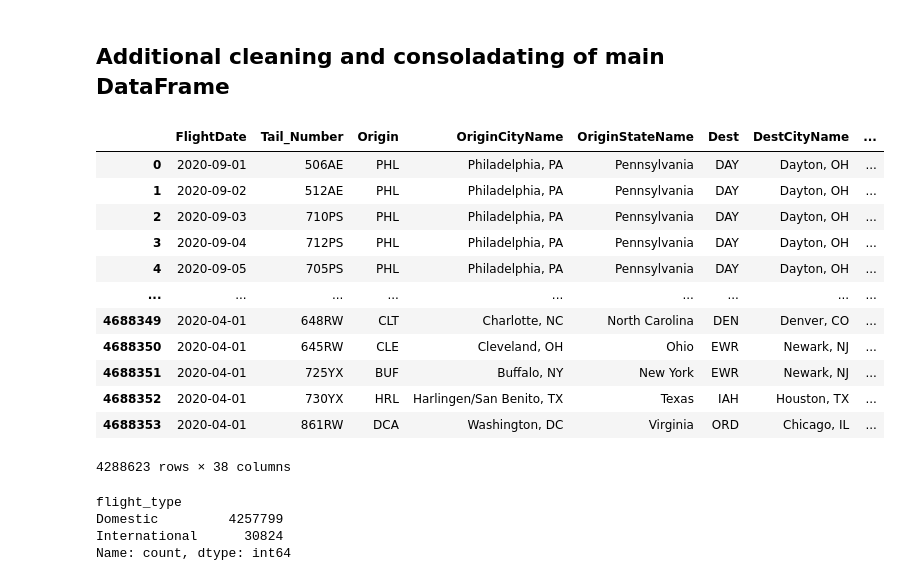
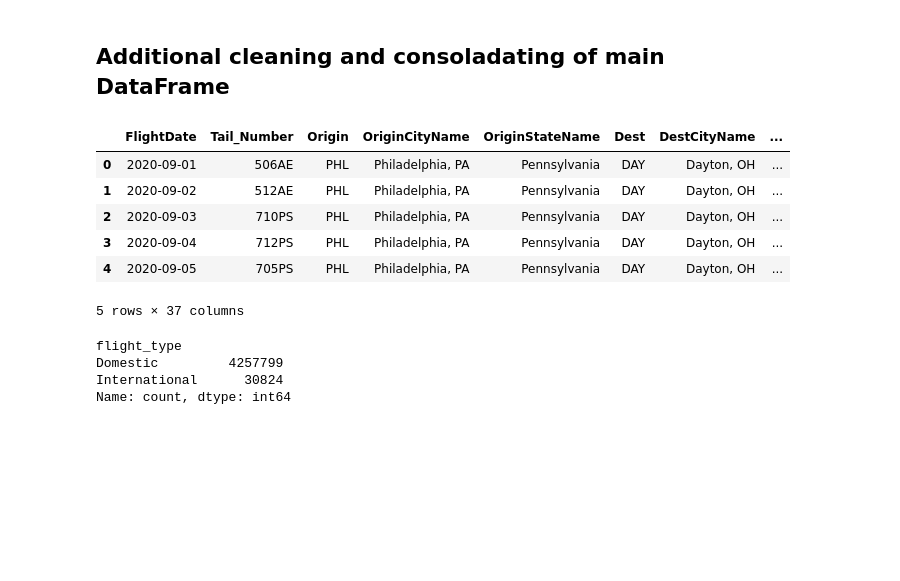
Before and after one commit to oubrando/eda-project, a Jupyter notebook: notebooks/Trace_Recon.ipynb, the cells around one changed output. Cells and saved outputs as stored; diff of their text form; code cells hidden in the pictures; blank space fills up the shorter version.

```diff
--- a/notebooks/Trace_Recon.ipynb
+++ b/notebooks/Trace_Recon.ipynb
@@ -288,7 +361,7 @@ df
 # %% [markdown]
 ## Additional cleaning and consoladating of main DataFrame
 # %%
-#Aircraft.csv
+#Merging with Aircraft.csv
 df['Tail_Number'] = df['Tail_Number'].str.lstrip('N') #Removing leading "N" from Tail Number (this is to be able to properly match the tail number with the correct make and model aircraft from the Aircraft.csv
 
 df_aircraft = df_aircraft.drop(columns='MFR MDL CODE') #Dropping column, 'MFR MDL CODE' in aircraft DF
@@ -300,7 +373,7 @@ df_aircraft = df_aircraft.rename(columns= { #Changing feature names for Aircraft
 })
 df = df.merge(df_aircraft, on='Tail_Number', how='left') #Merging Aircraft DF
 
-#Airport.csv
+#Merging with Airport.csv
 dep_airports = df_airports.copy()
 dep_airports = dep_airports.rename(columns={'lid': 'DepAirport_code',
                                           'country': 'dep_country'})
@@ -316,44 +389,38 @@ df.loc[mask, 'international'] = 'International'
 df.loc[~mask, 'international'] = 'Domestic'
 df = df.drop(columns=['DepAirport_code', 'dep_country', 'DestAirport_code', 'dest_country'])
 
-#Airline.csv
+#Merging with Airline.csv
 df_airline = df_airline.rename(columns= {'OP_UNIQUE_CARRIER': 'Reporting_Airline'})
 df = df.merge(df_airline, on='Reporting_Airline', how='left')
 df = df.rename(columns= { 'international': 'flight_type',
                           'Description': 'Airline'})
 df['Airline'] = df['Airline'].replace({
     'American Airlines Inc.': 'American Airlines',
     'Alaska Airlines Inc.': 'Alaska Airlines',
     'Delta Air Lines Inc.': 'Delta Airlines',
     'Frontier Airlines Inc.': 'Frontier Airlines',
     'Hawaiian Airlines Inc.': 'Hawaiian Airlines',
     'PSA Airlines Inc.': 'PSA Airlines',
     'Skywest Airlines Inc.': 'Skywest Airlines',
     'United Air Lines Inc.': 'United Airlines',
     'Southwest Airlines Co.': 'Southwest Airlines',
 })
 df = df.drop(columns=['Reporting_Airline'])
 
 air_unique = df['Airline'].unique().tolist() #Show number of unique airlines in the main DF
 air_counts = df['Airline'].value_counts(dropna=False) #Count # of occurrences for each unique airline, including rows with NaN values. We will drop rows with NaN later
 #air_show = df[df['Airline'].isna()].head(5) #Show first 5 rows of observations with NaN for airline
 df = df.dropna(subset=['Airline']) #Drop rows with no company airline. These are likely private carriers we want to exclude. Only looking to capture major airlines
 # df = df[df['DepDelay'].isna()].head(5)
-df
+df.head()
 # %% [output]
 |  | FlightDate | Tail_Number | Origin | OriginCityName | OriginStateName | Dest | DestCityName | ... |
 | 0 | 2020-09-01 | 506AE | PHL | Philadelphia, PA | Pennsylvania | DAY | Dayton, OH | ... |
 | 1 | 2020-09-02 | 512AE | PHL | Philadelphia, PA | Pennsylvania | DAY | Dayton, OH | ... |
 | 2 | 2020-09-03 | 710PS | PHL | Philadelphia, PA | Pennsylvania | DAY | Dayton, OH | ... |
 | 3 | 2020-09-04 | 712PS | PHL | Philadelphia, PA | Pennsylvania | DAY | Dayton, OH | ... |
 | 4 | 2020-09-05 | 705PS | PHL | Philadelphia, PA | Pennsylvania | DAY | Dayton, OH | ... |
-| ... | ... | ... | ... | ... | ... | ... | ... | ... |
-| 4688349 | 2020-04-01 | 648RW | CLT | Charlotte, NC | North Carolina | DEN | Denver, CO | ... |
-| 4688350 | 2020-04-01 | 645RW | CLE | Cleveland, OH | Ohio | EWR | Newark, NJ | ... |
-| 4688351 | 2020-04-01 | 725YX | BUF | Buffalo, NY | New York | EWR | Newark, NJ | ... |
-| 4688352 | 2020-04-01 | 730YX | HRL | Harlingen/San Benito, TX | Texas | IAH | Houston, TX | ... |
-| 4688353 | 2020-04-01 | 861RW | DCA | Washington, DC | Virginia | ORD | Chicago, IL | ... |
-4288623 rows × 38 columns
+5 rows × 37 columns
 # %%
 #Displaying number of domestic flights vs. international
 inter = df['flight_type'].value_counts()
```
Also changed, not shown: parts of 19 cells of this notebook.
